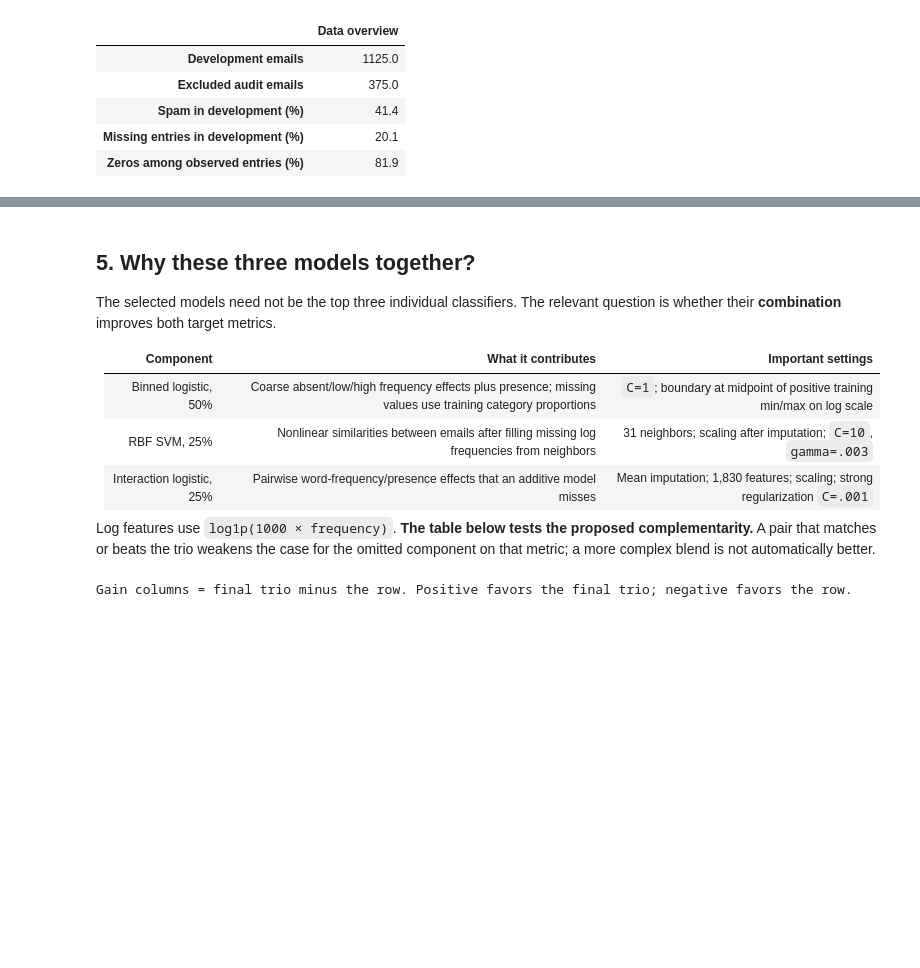
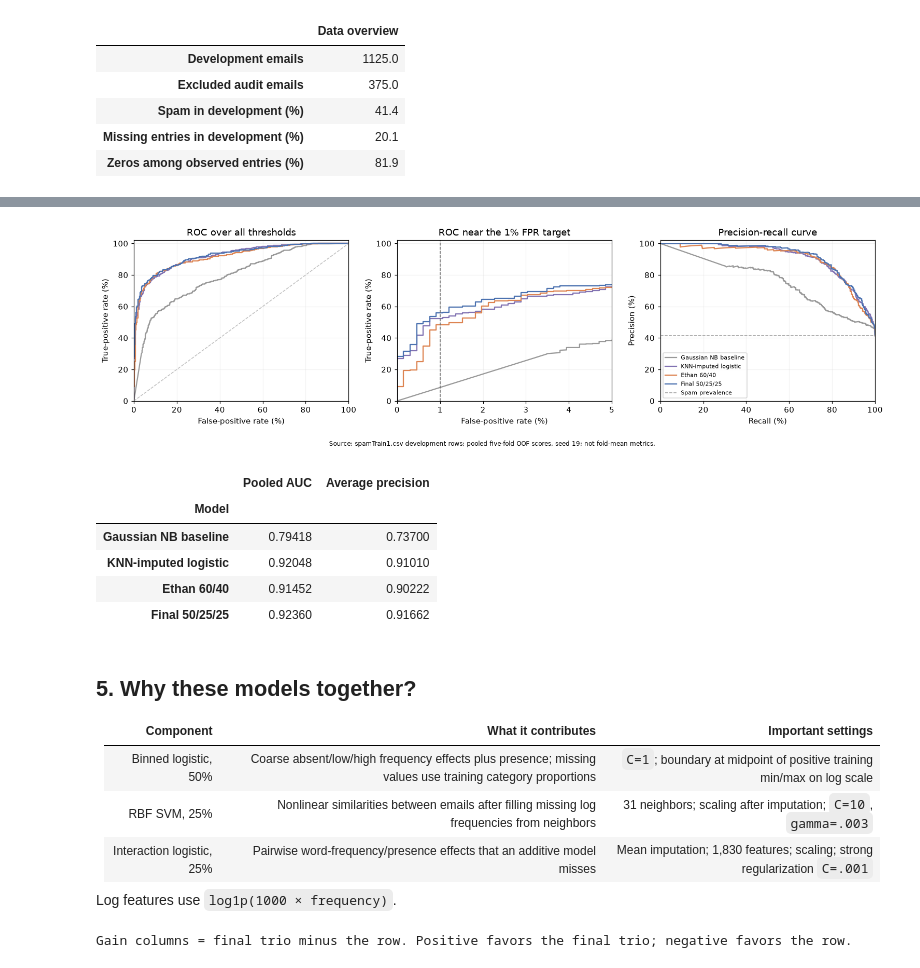
Before and after one commit to EthanJLiu/CSDS340-Case-Study-1, a Jupyter notebook: exploration.ipynb, the cells around one changed output, grey strips where cells are left out. Cells and saved outputs as stored; diff of their text form; code cells hidden in the pictures; blank space fills up the shorter version.

```diff
--- a/exploration.ipynb
+++ b/exploration.ipynb
@@ -343,8 +492,46 @@ Best alternative AUC: KNN-imputed logistic | best alternative TPR: Log/presence
+# %%
+fig, axes = plt.subplots(1, 3, figsize=(14, 4))
+curve_colors = ['0.6', '#8172b2', '#dd8452', '#4c72b0']
+for name, color in zip(plot_names, curve_colors):
+    scores = plot_oof[name]
+    fpr, tpr, _ = roc_curve(y, scores)
+    for ax in axes[:2]:
+        ax.plot(100 * fpr, 100 * tpr, color=color, label=name)
+    precision, recall, _ = precision_recall_curve(y, scores)
+    axes[2].plot(100 * recall, 100 * precision, color=color, label=name)
+axes[0].plot([0, 100], [0, 100], '--', color='0.75', linewidth=1)
+axes[0].set(title='ROC over all thresholds', xlabel='False-positive rate (%)',
+            ylabel='True-positive rate (%)', xlim=(0, 100), ylim=(0, 102))
+axes[1].axvline(1, color='0.4', linestyle='--', linewidth=1)
+axes[1].set(title='ROC near the 1% FPR target', xlabel='False-positive rate (%)',
+            ylabel='True-positive rate (%)', xlim=(0, 5), ylim=(0, 102))
+axes[2].axhline(100 * y.mean(), color='0.6', linestyle='--', linewidth=1,
+               label='Spam prevalence')
+axes[2].set(title='Precision-recall curve', xlabel='Recall (%)', ylabel='Precision (%)',
+            xlim=(0, 100), ylim=(0, 102))
+axes[2].legend(fontsize=7, loc='lower left')
+for ax in axes:
+    ax.grid(alpha=.15)
+fig.text(.5, .01,
+         f'Source: spamTrain1.csv development rows; pooled five-fold OOF scores, seed {seeds[0]}; not fold-mean metrics.',
+         ha='center', fontsize=8)
+fig.tight_layout(rect=(0, .06, 1, 1))
+plt.show()
+display(pd.DataFrame([
+    {'Model': name, 'Pooled AUC': roc_auc_score(y, plot_oof[name]),
+     'Average precision': average_precision_score(y, plot_oof[name])}
+    for name in plot_names
+]).set_index('Model').round(5))
+# %% [output]
+[figure, added]
+|  | Pooled AUC | Average precision |
+| Model |  |  |
+| Gaussian NB baseline | 0.79418 | 0.73700 |
+| KNN-imputed logistic | 0.92048 | 0.91010 |
+| Ethan 60/40 | 0.91452 | 0.90222 |
+| Final 50/25/25 | 0.92360 | 0.91662 |
 # %% [markdown]
-## 5. Why these three models together?
-
-The selected models need not be the top three individual classifiers. The
-relevant question is whether their **combination** improves both target metrics.
+## 5. Why these models together?
 
 | Component | What it contributes | Important settings |
 | --- | --- | --- |
@@ -352,9 +539,7 @@ relevant question is whether their **combination** improves both target metrics.
 | RBF SVM, 25% | Nonlinear similarities between emails after filling missing log frequencies from neighbors | 31 neighbors; scaling after imputation; `C=10`, `gamma=.003` |
 | Interaction logistic, 25% | Pairwise word-frequency/presence effects that an additive model misses | Mean imputation; 1,830 features; scaling; strong regularization `C=.001` |
 
-Log features use `log1p(1000 × frequency)`. **The table below tests the proposed
-complementarity.** A pair that matches or beats the trio weakens the case for
-the omitted component on that metric; a more complex blend is not automatically better.
+Log features use `log1p(1000 × frequency)`.
 # %%
 ablations = summarize(blend_results).reindex(blend_weights)
 ablations['AUC_gain_vs_variant'] = ablations.loc['Final 50/25/25', 'AUC'] - ablations.AUC
```
Also changed, not shown: parts of 24 cells of this notebook, 1 other file.
